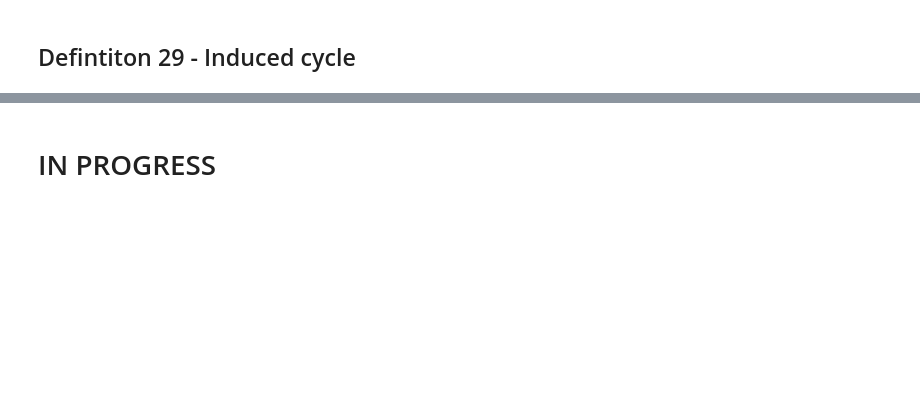
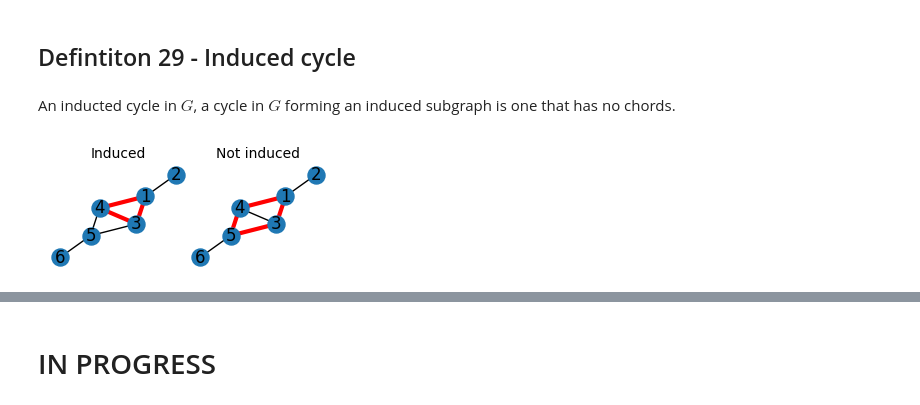
Before and after one commit to lipinski/graph-theory, a Jupyter notebook: definitions.ipynb, the cells around one changed output, grey strips where cells are left out. Saved outputs shown, nothing was run; the diff lists cells and outputs as text; code cells hidden in the pictures; blank space fills up the shorter version.

Commit message:
Add Induced cycle Distance Diameter Central Radius

```diff
--- a/definitions.ipynb
+++ b/definitions.ipynb
@@ -531,2 +533,25 @@ Cord (marked blue) of the cycle {1, 3, 5, 4} is (3, 4)
 # %% [markdown]
 ## Defintiton 29 - Induced cycle
+# %% [markdown]
+An inducted cycle in $G$, a cycle in $G$ forming an induced subgraph is one that has no chords.
+# %%
+cycles = nx.cycle_basis(G)
+
+H = nx.Graph()
+nx.add_cycle(H, cycles[0])
+
+fig, axis = plt.subplots(nrows=1, ncols=2, figsize=(2, 1), )
+plt.subplots_adjust(left=0, bottom=0, right=1.4, top=1, wspace=0, hspace=0)
+
+axis[0].set_title((f'Induced'), fontdict={'fontsize': 10})
+nx.draw(G, pos=pos, node_size=150, with_labels=True, ax=axis[0])
+nx.draw_networkx_edges(H, pos=pos, edgelist=H.edges, edge_color='red', width=3, ax=axis[0])
+
+H = nx.Graph()
+nx.add_cycle(H, [1, 3, 5, 4])
+
+axis[1].set_title((f'Not induced'), fontdict={'fontsize': 10})
+nx.draw(G, pos=pos, node_size=150, with_labels=True, ax=axis[1])
+nx.draw_networkx_edges(H, pos=pos, edgelist=H.edges, edge_color='red', width=3, ax=axis[1]);
+# %% [output]
+[figure, added]
```
Also changed, not shown: parts of 32 cells of this notebook.
